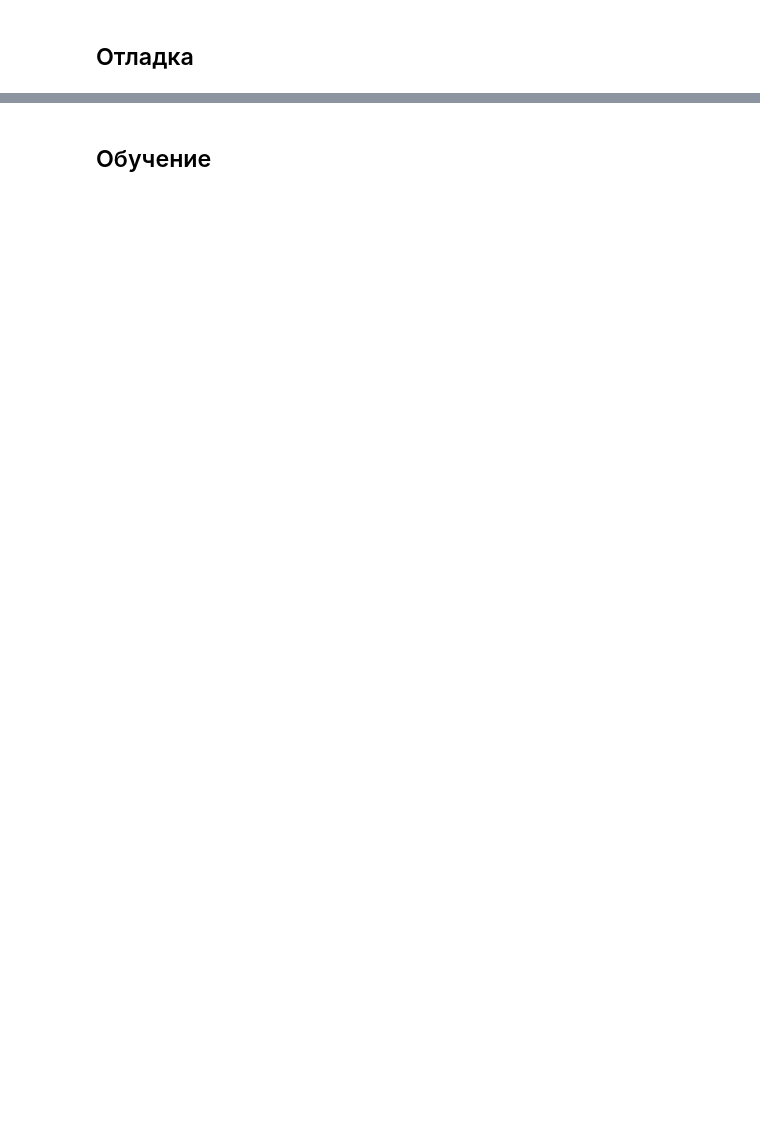
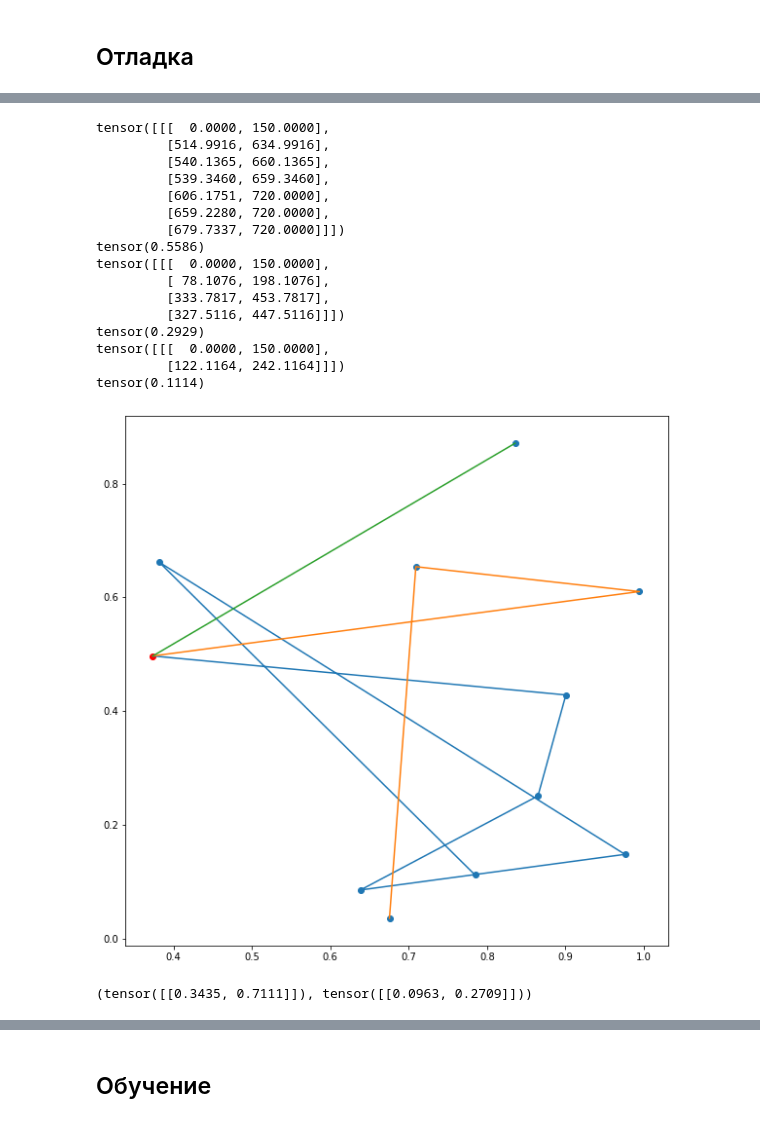
Before and after one commit to Arssel/CMC6, a Jupyter notebook: Experiments_JAMPR.ipynb, the cells around one changed output, grey strips where cells are left out. Cells and saved outputs as stored; diff of their text form; code cells hidden in the pictures; blank space fills up the shorter version.

```diff
--- a/Experiments_JAMPR.ipynb
+++ b/Experiments_JAMPR.ipynb
@@ -42,6 +42,6 @@ from pytorch_memlab import LineProfiler, MemReporter
 # %% [markdown]
 ## Отладка
 # %%
-env = LogEnv(n=50, batch_size=128, active_num=1, K=20)
+env = LogEnv(n=20, batch_size=1, active_num=1, K=5)
 env.reset()
 'a'
@@ -86,0 +90,24 @@ print(features[2][:, :, 4].sum().to('cpu') + check_missing_vertexes_jampr(env.to
+# %%
+# print(mask)
+features, _, mask = env.reset(full_reset=False)
+print(features[0][:, :, 3:5])
+print(features[0][:, :, 2])
+flag = False
+while not flag:
+    v1 = int(input())
+    v2 = int(input())
+    v = torch.tensor([v1, v2]).view(1, -1)
+    print(v)
+    #print(d[0, v[0, 1], :])
+    features_new, mask, flag = env.step(v)
+    features_new = list(map(lambda x: x.to('cuda'), features_new))
+    print(features_new[1][:, :, -1])
+    print(mask)
+    print(flag)
+print(env.tour_plan)
+print(env.vehicle[:, :, 4].sum().to('cpu') + check_missing_vertexes_jampr(env.tour_plan, 20))
+
+#4 -> 3 -> 14 -> 17 -> 7 -> 16 -> 21
+#8 -> 20 -> 1 -> 12 -> 2 -> 11-> 21
+#5 -> 13 -> 21
+#9 -> 10 -> 15 -> 6 -> 19 -> 18 -> 21
@@ -139,0 +296,35 @@ float()
+# %%
+routes_model = [
+         [ 0, 3,  6, 10,  2,  1,  8],
+         [ 0, 4,  9,  7],
+         [ 0, 5]]
+# %%
+fig = plt.figure(figsize=(10, 10))
+plt.scatter(env.location[:, 1:-1, 0], env.location[:, 1:-1, 1])
+plt.scatter(env.location[:, 0, 0], env.location[:, 0, 1], c='r')
+for r in routes_model:
+    print(env.tw[:, r, :])
+    print(env.demand[:, r].sum())
+    plt.plot(env.location[:, r, 0].squeeze(), env.location[:, r, 1].squeeze())
+# %% [output]
+tensor([[[  0.0000, 150.0000],
+         [514.9916, 634.9916],
+         [540.1365, 660.1365],
+         [539.3460, 659.3460],
+         [606.1751, 720.0000],
+         [659.2280, 720.0000],
+         [679.7337, 720.0000]]])
+tensor(0.5586)
+tensor([[[  0.0000, 150.0000],
+         [ 78.1076, 198.1076],
+         [333.7817, 453.7817],
+         [327.5116, 447.5116]]])
+tensor(0.2929)
+tensor([[[  0.0000, 150.0000],
+         [122.1164, 242.1164]]])
+tensor(0.1114)
+[figure, added]
+# %%
+env.location[:, routes[0], 0], env.location[:, routes[0], 1]
+# %% [output]
+(tensor([[0.3435, 0.7111]]), tensor([[0.0963, 0.2709]]))
```
Also changed, not shown: parts of 58 cells of this notebook, 8 other files.
